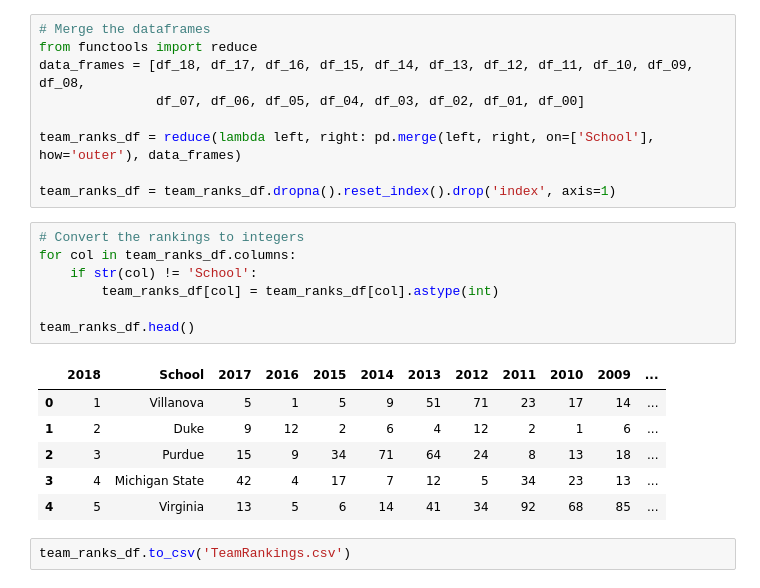
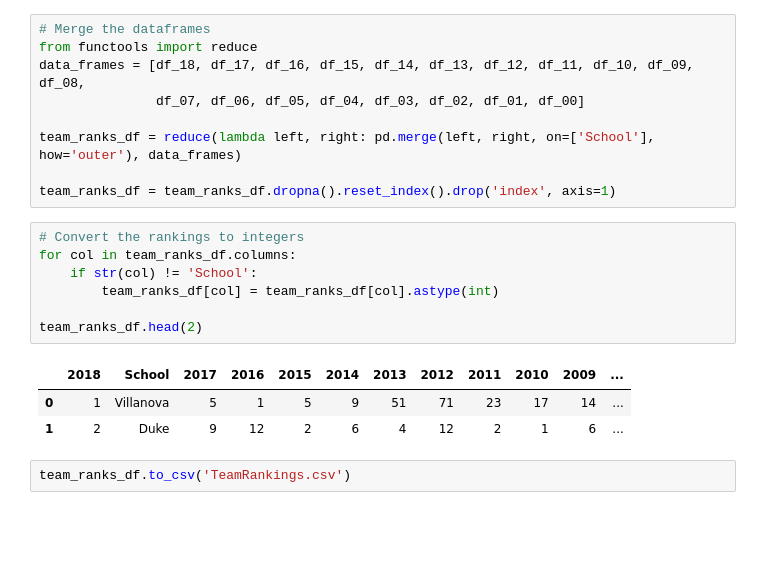
Before and after one commit to merlej/basketball-prediction, a Jupyter notebook: basketball_data_cleaning.ipynb, the cells around one changed output. Saved outputs shown, nothing was run; the diff lists cells and outputs as text; blank space fills up the shorter version.

```diff
--- a/basketball_data_cleaning.ipynb
+++ b/basketball_data_cleaning.ipynb
@@ -76,17 +75,14 @@ team_ranks_df = team_ranks_df.dropna().reset_index().drop('index', axis=1)
 # %%
 # Convert the rankings to integers
 for col in team_ranks_df.columns:
     if str(col) != 'School':
         team_ranks_df[col] = team_ranks_df[col].astype(int)
 
-team_ranks_df.head()
+team_ranks_df.head(2)
 # %% [output]
 |  | 2018 | School | 2017 | 2016 | 2015 | 2014 | 2013 | 2012 | 2011 | 2010 | 2009 | ... |
 | 0 | 1 | Villanova | 5 | 1 | 5 | 9 | 51 | 71 | 23 | 17 | 14 | ... |
 | 1 | 2 | Duke | 9 | 12 | 2 | 6 | 4 | 12 | 2 | 1 | 6 | ... |
-| 2 | 3 | Purdue | 15 | 9 | 34 | 71 | 64 | 24 | 8 | 13 | 18 | ... |
-| 3 | 4 | Michigan State | 42 | 4 | 17 | 7 | 12 | 5 | 34 | 23 | 13 | ... |
-| 4 | 5 | Virginia | 13 | 5 | 6 | 14 | 41 | 34 | 92 | 68 | 85 | ... |
 # %%
 team_ranks_df.to_csv('TeamRankings.csv')
 # %% [markdown]
```
Also changed, not shown: parts of 23 cells of this notebook.
